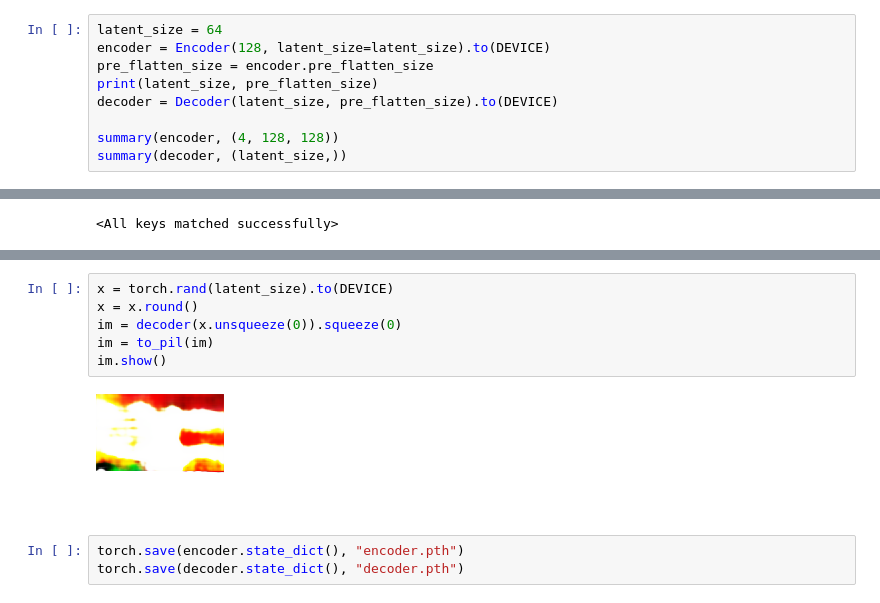
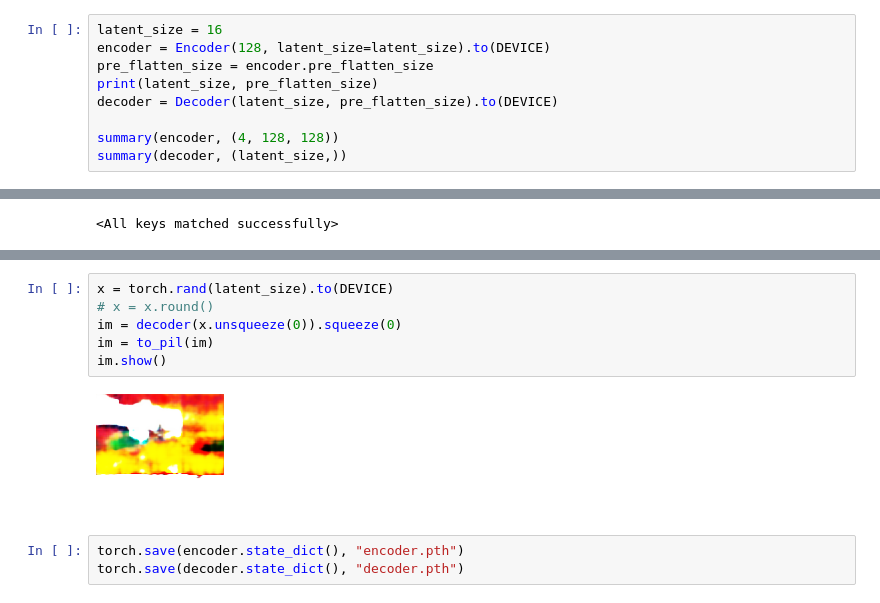
Before and after one commit to brendanbennett/flag-classifier, a Jupyter notebook: flag.ipynb, the cells around one changed output, grey strips where cells are left out. Saved outputs shown, nothing was run; the diff lists cells and outputs as text.

```diff
--- a/flag.ipynb
+++ b/flag.ipynb
@@ -23,5 +24,5 @@ cuda
 # %%
-latent_size = 64
+latent_size = 16
 encoder = Encoder(128, latent_size=latent_size).to(DEVICE)
 pre_flatten_size = encoder.pre_flatten_size
 print(latent_size, pre_flatten_size)
@@ -125,12 +126,12 @@ for i in range(20):
 ... (28 outputs left out)
 # %%
 x = torch.rand(latent_size).to(DEVICE)
-x = x.round()
+# x = x.round()
 im = decoder(x.unsqueeze(0)).squeeze(0)
 im = to_pil(im)
 im.show()
 # %% [output]
-[figure, old version]
+[figure, new version]
 # %%
 torch.save(encoder.state_dict(), "encoder.pth")
 torch.save(decoder.state_dict(), "decoder.pth")
```
Also changed, not shown: parts of 4 cells of this notebook, 3 other files.
